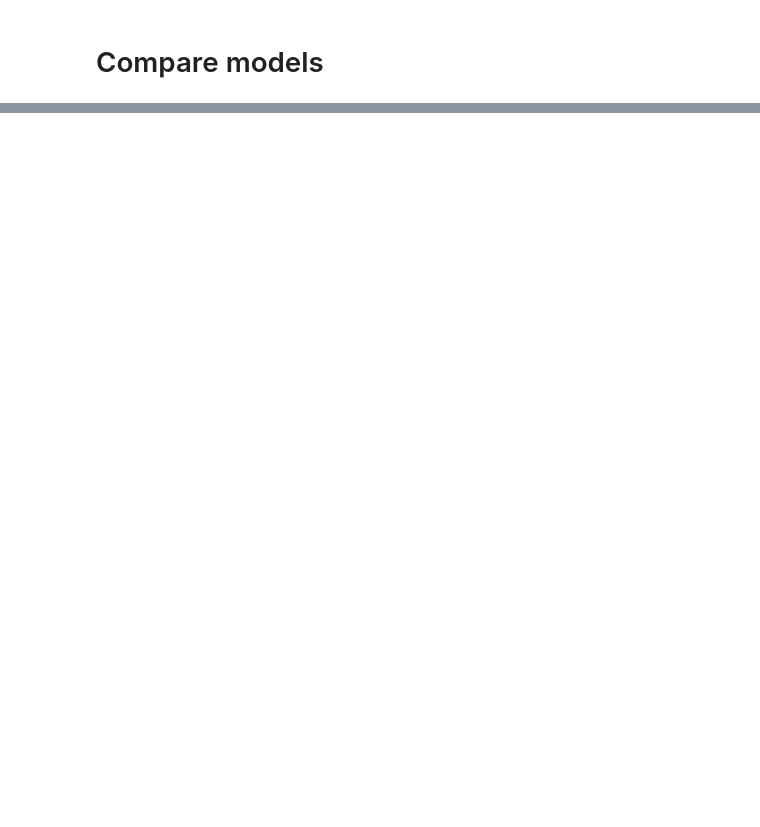
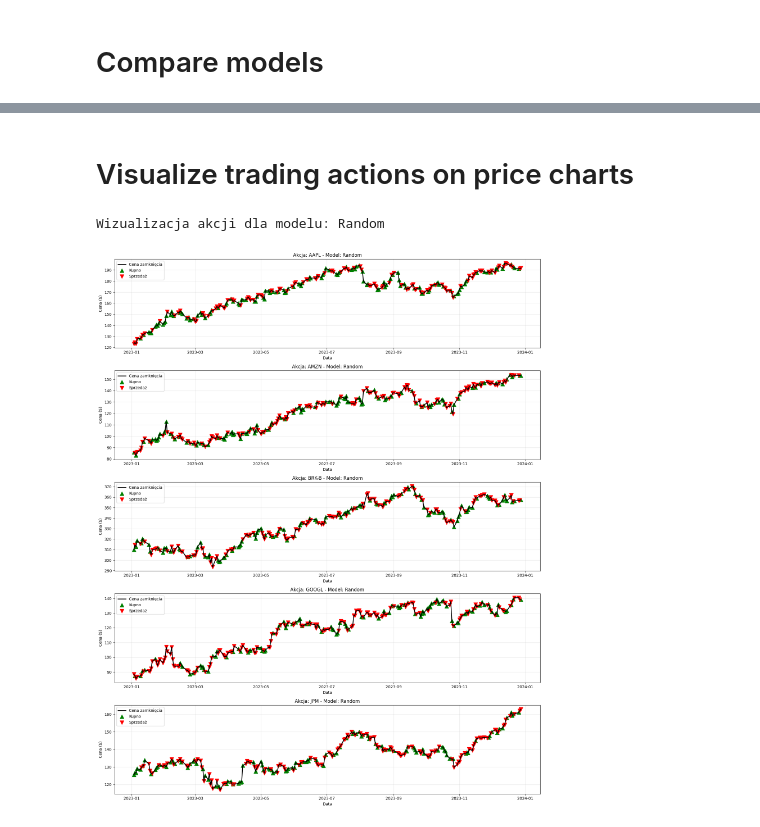
Before and after one commit to matkubita/StockAIFinanceRLAgent, a Jupyter notebook: RLAgent_3_Compare_models.ipynb, the cells around one changed output, grey strips where cells are left out. Saved outputs shown, nothing was run; the diff lists cells and outputs as text; code cells hidden in the pictures; blank space fills up the shorter version.

```diff
--- a/RLAgent_3_Compare_models.ipynb
+++ b/RLAgent_3_Compare_models.ipynb
@@ -229,0 +337,71 @@ else:
+# %% [markdown]
+# Visualize trading actions on price charts
+# %%
+# Wizualizuj akcje modelu na tle cen akcji
+if 'df_actions' in locals() and len(df_actions) > 0:
+    from IPython.display import display
+
+    # Wybierz model do wizualizacji
+    model_to_visualize = "Random"  # Zmień na: A2C, DDPG, PPO, Random
+
+    if model_to_visualize in df_actions:
+        print(f"Wizualizacja akcji dla modelu: {model_to_visualize}")
+
+        # Pobierz unikalne akcje (symbole giełdowe)
+        unique_stocks = trade['tic'].unique()[:5]  # Pierwsze 5 akcji
+
+        fig, axes = plt.subplots(len(unique_stocks), 1, figsize=(16, 4*len(unique_stocks)))
+        if len(unique_stocks) == 1:
+            axes = [axes]
+
+        for idx, stock in enumerate(unique_stocks):
+            stock_data = trade[trade['tic'] == stock].copy()
+            stock_data = stock_data.sort_values('date').reset_index(drop=True)
+            stock_data['date'] = pd.to_datetime(stock_data['date'])
+
+            # Plot ceny zamknięcia
+            axes[idx].plot(stock_data['date'], stock_data['close'], 'k-', linewidth=2, label='Cena zamknięcia')
+
+            # Oznacz akcje kupna/sprzedaży
+            if model_to_visualize in df_actions:
+                actions = df_actions[model_to_visualize].reset_index(drop=True)
+
+                # Akcje są zwykle w kolumnach odpowiadających akcjom
+                if stock in actions.columns:
+                    # Znajdź indeksy gdzie akcja > 0 (kupno) lub < 0 (sprzedaż)
+                    buy_indices = actions[actions[stock] > 0].index.tolist()
+                    sell_indices = actions[actions[stock] < 0].index.tolist()
+
+                    buy_label_added = False
+                    sell_label_added = False
+
+                    for buy_pos in buy_indices:
+                        if buy_pos < len(stock_data):
+                            buy_price = stock_data.iloc[buy_pos]['close']
+                            buy_date = stock_data.iloc[buy_pos]['date']
+                            label = 'Kupno' if not buy_label_added else ''
+                            axes[idx].scatter(buy_date, buy_price, color='green', marker='^', s=100, label=label)
+                            buy_label_added = True
+
+                    for sell_pos in sell_indices:
+                        if sell_pos < len(stock_data):
+                            sell_price = stock_data.iloc[sell_pos]['close']
+                            sell_date = stock_data.iloc[sell_pos]['date']
+                            label = 'Sprzedaż' if not sell_label_added else ''
+                            axes[idx].scatter(sell_date, sell_price, color='red', marker='v', s=100, label=label)
+                            sell_label_added = True
+
+            axes[idx].set_title(f'Akcja: {stock} - Model: {model_to_visualize}', fontsize=12)
+            axes[idx].set_xlabel('Data')
+            axes[idx].set_ylabel('Cena ($)')
+            axes[idx].legend()
+            axes[idx].grid(True, alpha=0.3)
+
+        plt.tight_layout()
+        plt.show()
+        plt.close()
+else:
+    print("Brak danych o akcjach do wizualizacji")
+# %% [output]
+Wizualizacja akcji dla modelu: Random
+[figure, added]
```
Also changed, not shown: parts of 3 cells of this notebook.
